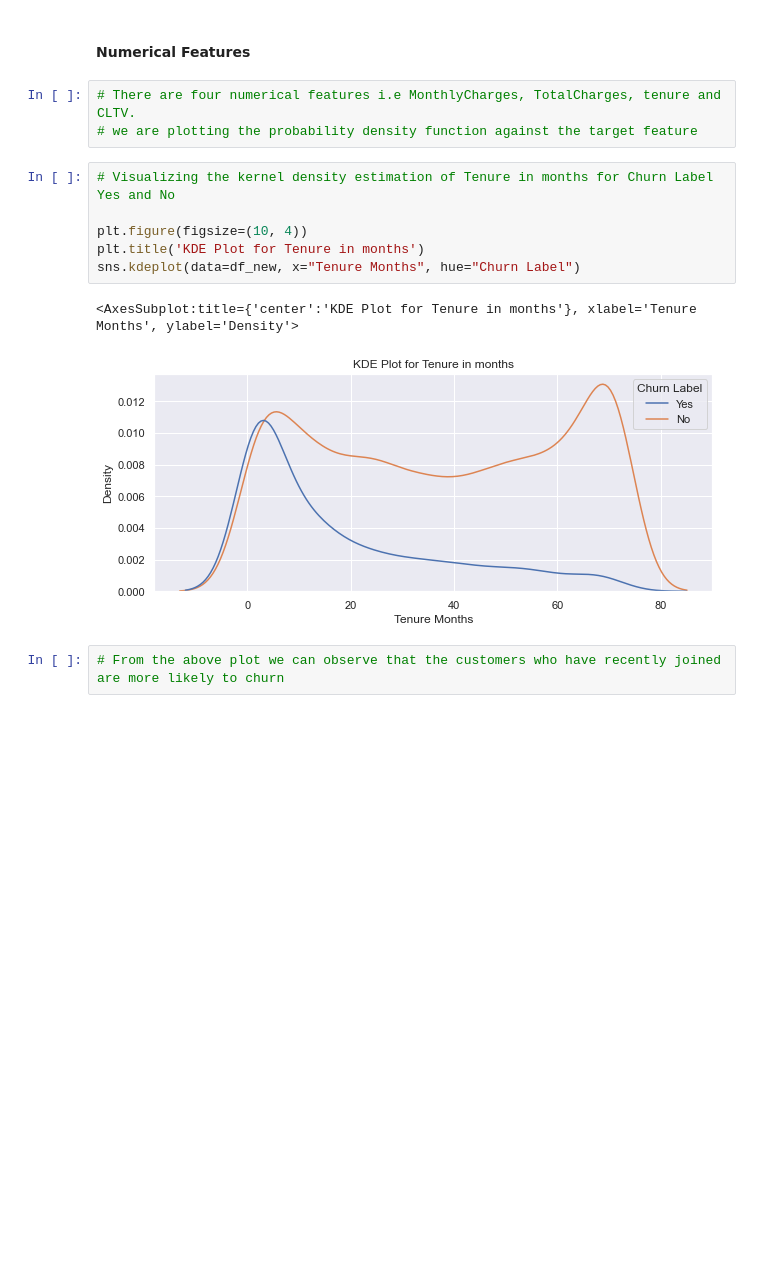
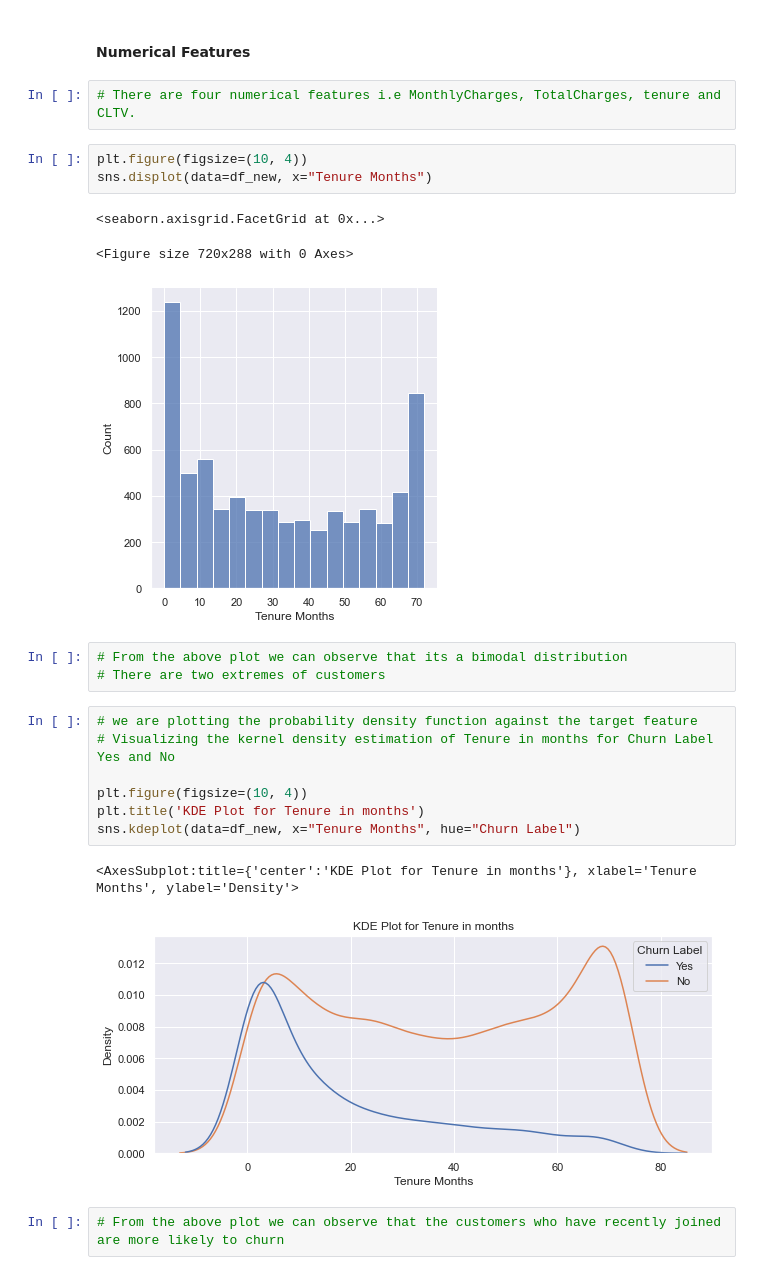
Before and after one commit to samarth-malhotra/Dissertation, a Jupyter notebook: Dissertation Project.ipynb, the cells around one changed output. Cells and saved outputs as stored; diff of their text form; blank space fills up the shorter version.

```diff
--- a/Dissertation Project.ipynb
+++ b/Dissertation Project.ipynb
@@ -183,8 +183,18 @@ sns.countplot(x = 'Churn Label', data=df_new)
 #### Numerical Features
 # %%
 # There are four numerical features i.e MonthlyCharges, TotalCharges, tenure and CLTV.
-# we are plotting the probability density function against the target feature
+# %%
+plt.figure(figsize=(10, 4))
+sns.displot(data=df_new, x="Tenure Months")
+# %% [output]
+<seaborn.axisgrid.FacetGrid at 0x...>
+<Figure size 720x288 with 0 Axes>
+[figure, added]
+# %%
+# From the above plot we can observe that its a bimodal distribution
+# There are two extremes of customers
 # %%
+# we are plotting the probability density function against the target feature
 # Visualizing the kernel density estimation of Tenure in months for Churn Label Yes and No
 
 plt.figure(figsize=(10, 4))
```
Also changed, not shown: 2 other files.
